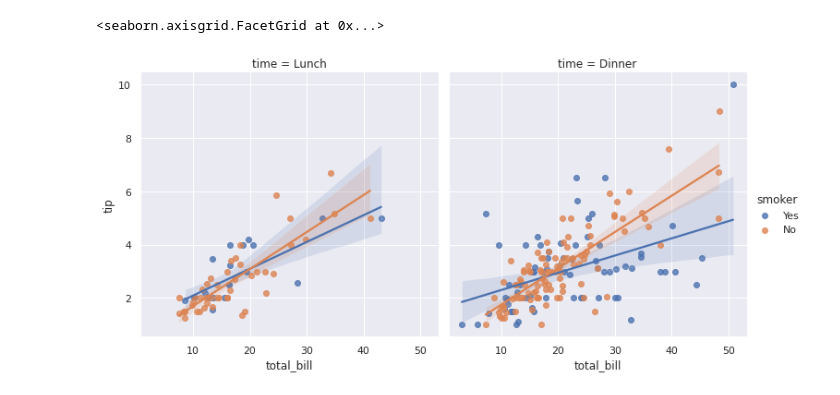
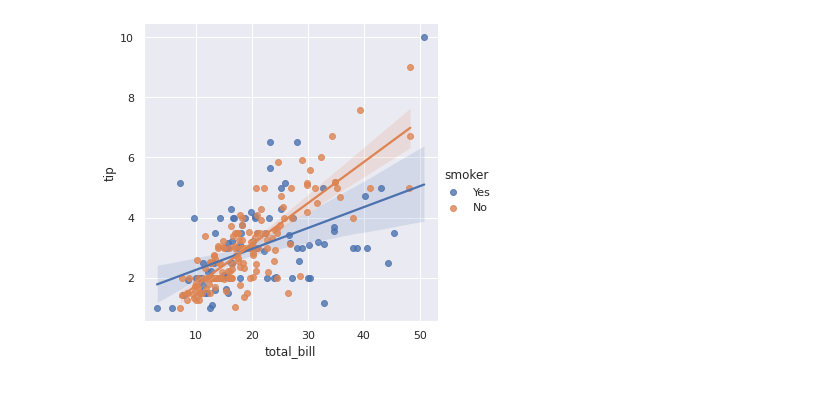
Before and after one commit to DiraMawarni/Machine-Learning, a Jupyter notebook: Tugas_4_ML_Dira_Mawarni_1103180053.ipynb, the cells around one changed output. Saved outputs shown, nothing was run; the diff lists cells and outputs as text; code cells hidden in the pictures.

```diff
--- a/Tugas_4_ML_Dira_Mawarni_1103180053.ipynb
+++ b/Tugas_4_ML_Dira_Mawarni_1103180053.ipynb
@@ -1,18 +1,2 @@
 # %% [markdown]
 <a href="https://colab.research.google.com/github/DiraMawarni/Machine-Learning/blob/main/Tugas_4_ML_Dira_Mawarni_1103180053.ipynb" target="_parent"><img src="https://colab.research.google.com/assets/colab-badge.svg" alt="Open In Colab"/></a>
-# %%
-# Import seaborn
-import seaborn as sns
-
-# Apply the default theme
-sns.set_theme()
-
-# Load an example dataset
-tips = sns.load_dataset("tips")
-
-# Create a visualization
-sns.relplot(
-    data=tips,
-    x="total_bill", y="tip", col="time",
-    hue="smoker", style='smoker', size="size",
-)
@@ -21,0 +3,6 @@ sns.relplot(
+# %%
+import pandas as pd
+import seaborn as sns
+import numpy as np
+import matplotlib.pyplot as plt
+sns.set()
@@ -21,0 +79,5 @@ sns.relplot(
+# %%
+tips['tip_pct'] = 100 * tips['tip'] / tips['total_bill']
+
+grid = sns.FacetGrid(tips, row="sex", col="time", margin_titles=True)
+grid.map(plt.hist, "tip_pct", bins=np.linspace(0, 40, 15));
@@ -22,5 +105,4 @@ sns.relplot(
 # %%
-sns.lmplot(data=tips, x="total_bill", y="tip", col="time", hue="smoker")
+sns.lmplot(x="total_bill", y="tip", hue="smoker", data=tips);
 # %% [output]
-<seaborn.axisgrid.FacetGrid at 0x...>
-[figure, old version]
+[figure, new version]
```
Also changed, not shown: parts of 24 cells of this notebook.
